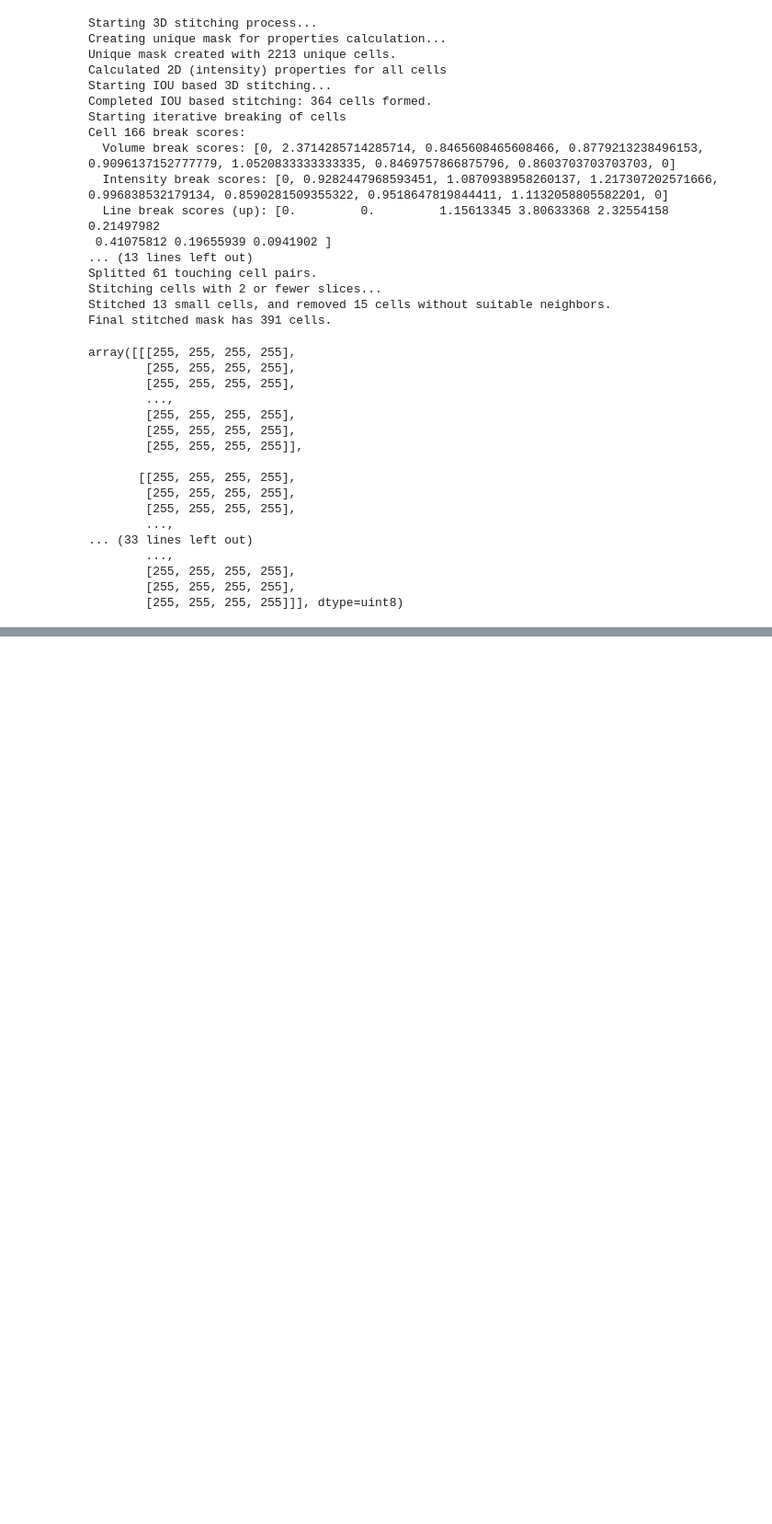
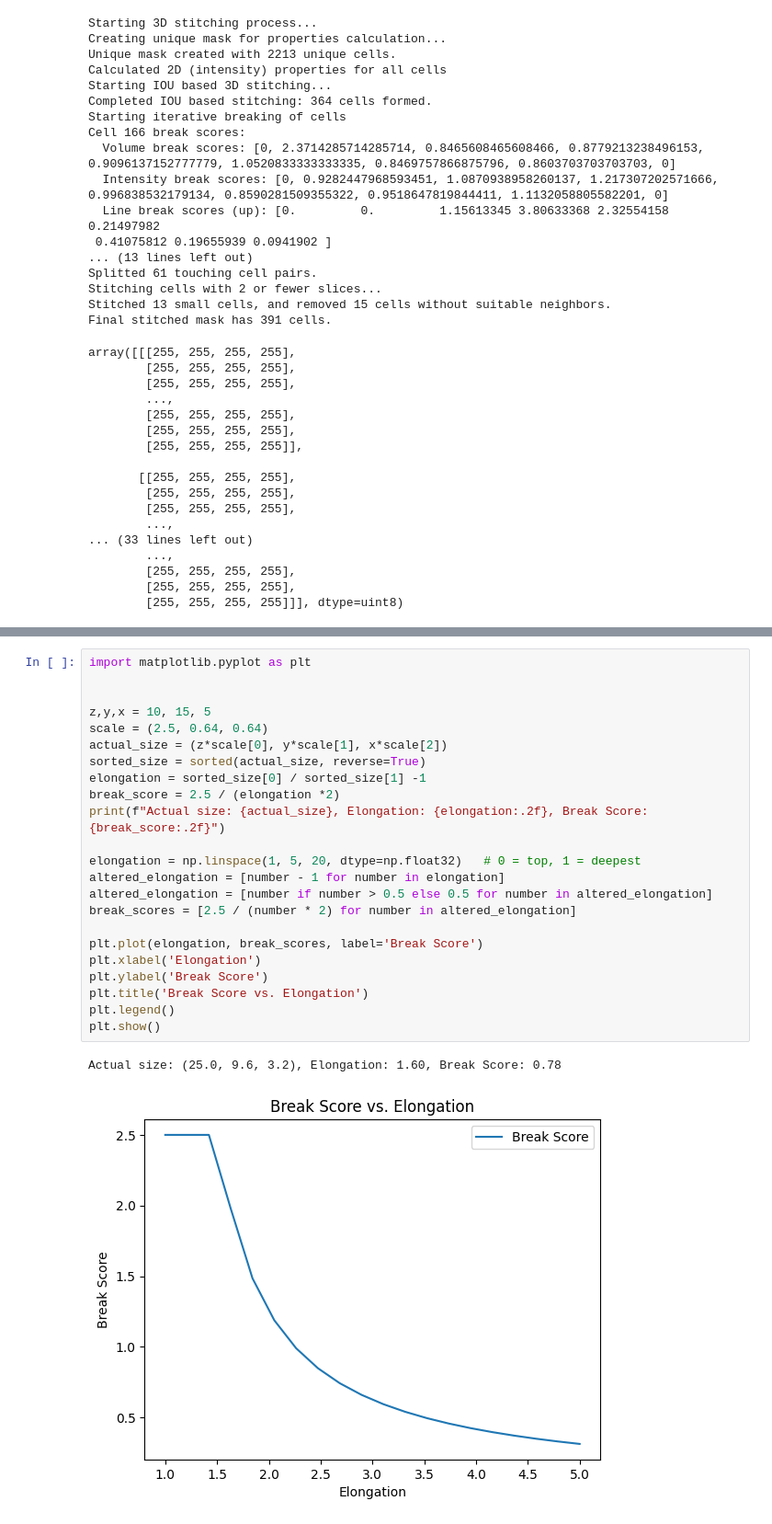
Before and after one commit to SuijkerbuijkLab/NucLogic, a Jupyter notebook: miscellaneous/paper_figures.ipynb, the cells around one changed output, grey strips where cells are left out. Shown at 92% size. Drawn from its saved outputs; the diff is of its cells as text; blank space fills up the shorter version.

```diff
--- a/miscellaneous/paper_figures.ipynb
+++ b/miscellaneous/paper_figures.ipynb
@@ -585,3 +616,29 @@ array([[[0.9       ]],
+# %%
+import matplotlib.pyplot as plt
+
+
+z,y,x = 10, 15, 5
+scale = (2.5, 0.64, 0.64)
+actual_size = (z*scale[0], y*scale[1], x*scale[2])
+sorted_size = sorted(actual_size, reverse=True)
+elongation = sorted_size[0] / sorted_size[1] -1
+break_score = 2.5 / (elongation *2)
+print(f"Actual size: {actual_size}, Elongation: {elongation:.2f}, Break Score: {break_score:.2f}")
+
+elongation = np.linspace(1, 5, 20, dtype=np.float32)   # 0 = top, 1 = deepest
+altered_elongation = [number - 1 for number in elongation]
+altered_elongation = [number if number > 0.5 else 0.5 for number in altered_elongation]
+break_scores = [2.5 / (number * 2) for number in altered_elongation]
+
+plt.plot(elongation, break_scores, label='Break Score')
+plt.xlabel('Elongation')
+plt.ylabel('Break Score')
+plt.title('Break Score vs. Elongation')
+plt.legend()
+plt.show()
+# %% [output]
+Actual size: (25.0, 9.6, 3.2), Elongation: 1.60, Break Score: 0.78
+[figure, added]
 # %%
 import numpy as np
 from skimage.measure import regionprops
```
Also changed, not shown: parts of 43 cells of this notebook, 5 other files.
